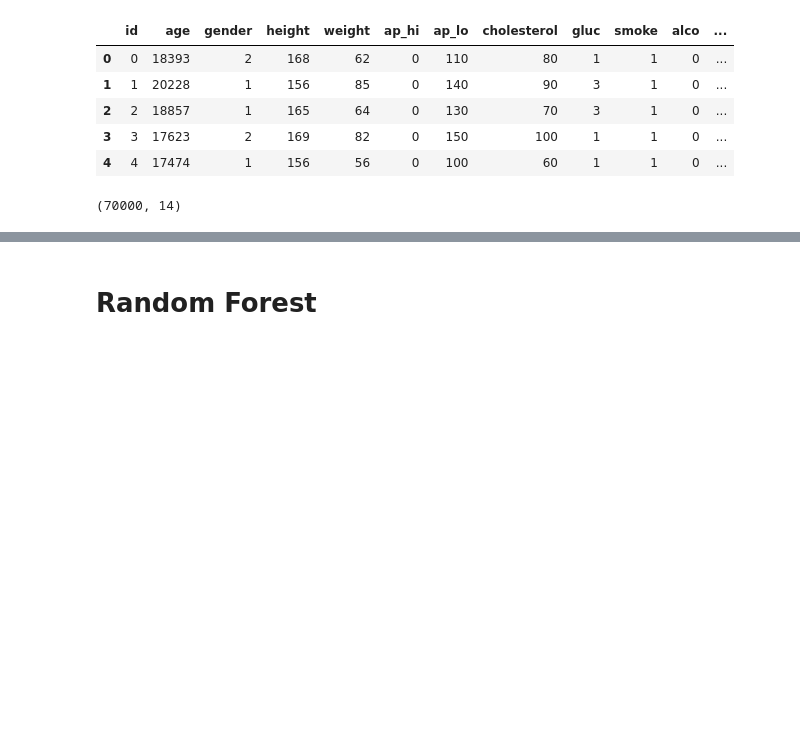
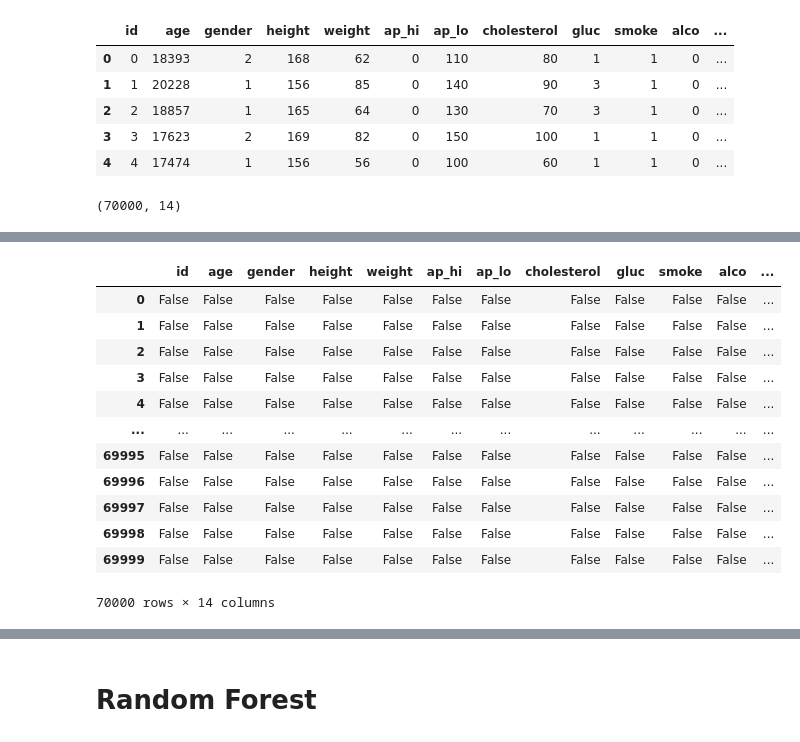
Before and after one commit to Yeasir-Hossain/Thesis, a Jupyter notebook: Dataset_Sklearn.ipynb, the cells around one changed output, grey strips where cells are left out. Drawn from its saved outputs; the diff is of its cells as text; code cells hidden in the pictures; blank space fills up the shorter version.

```diff
--- a/Dataset_Sklearn.ipynb
+++ b/Dataset_Sklearn.ipynb
@@ -52,0 +64,16 @@ y=data['output']
+# %%
+data.isnull()
+# %% [output]
+|  | id | age | gender | height | weight | ap_hi | ap_lo | cholesterol | gluc | smoke | alco | ... |
+| 0 | False | False | False | False | False | False | False | False | False | False | False | ... |
+| 1 | False | False | False | False | False | False | False | False | False | False | False | ... |
+| 2 | False | False | False | False | False | False | False | False | False | False | False | ... |
+| 3 | False | False | False | False | False | False | False | False | False | False | False | ... |
+| 4 | False | False | False | False | False | False | False | False | False | False | False | ... |
+| ... | ... | ... | ... | ... | ... | ... | ... | ... | ... | ... | ... | ... |
+| 69995 | False | False | False | False | False | False | False | False | False | False | False | ... |
+| 69996 | False | False | False | False | False | False | False | False | False | False | False | ... |
+| 69997 | False | False | False | False | False | False | False | False | False | False | False | ... |
+| 69998 | False | False | False | False | False | False | False | False | False | False | False | ... |
+| 69999 | False | False | False | False | False | False | False | False | False | False | False | ... |
+70000 rows × 14 columns
```
Also changed, not shown: parts of 23 cells of this notebook.
